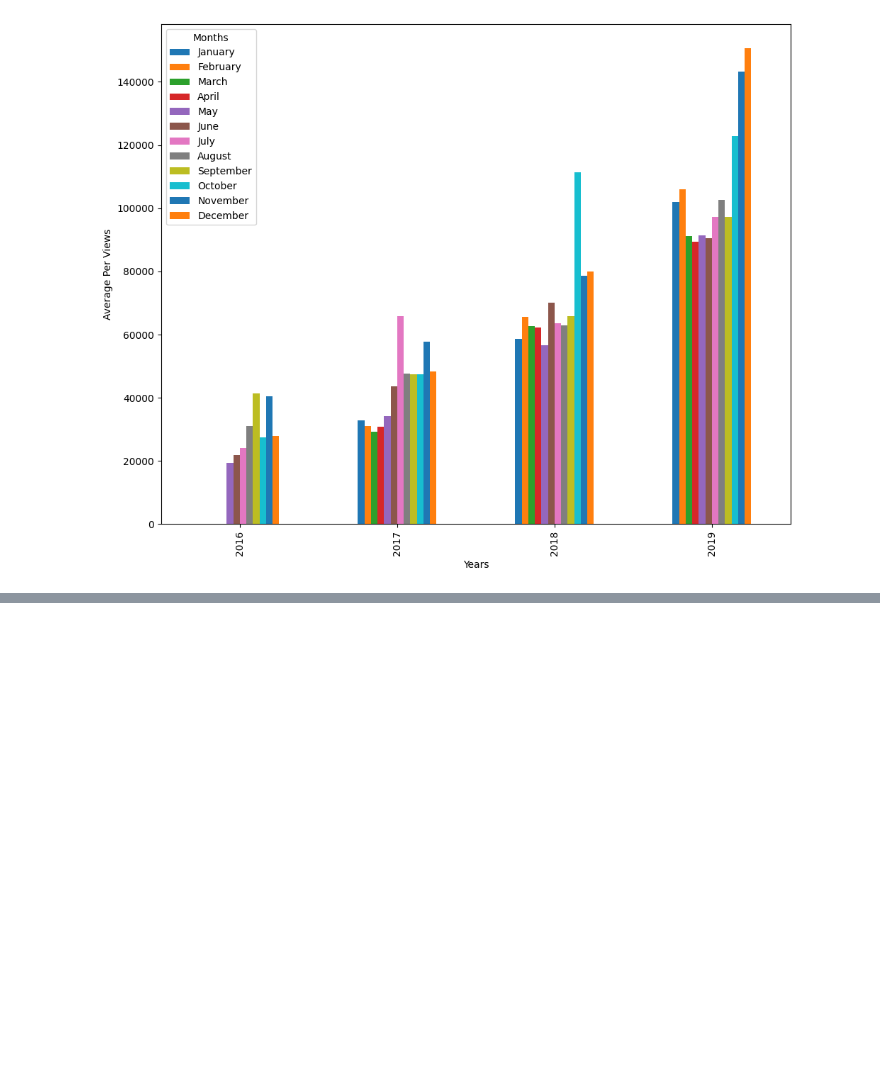
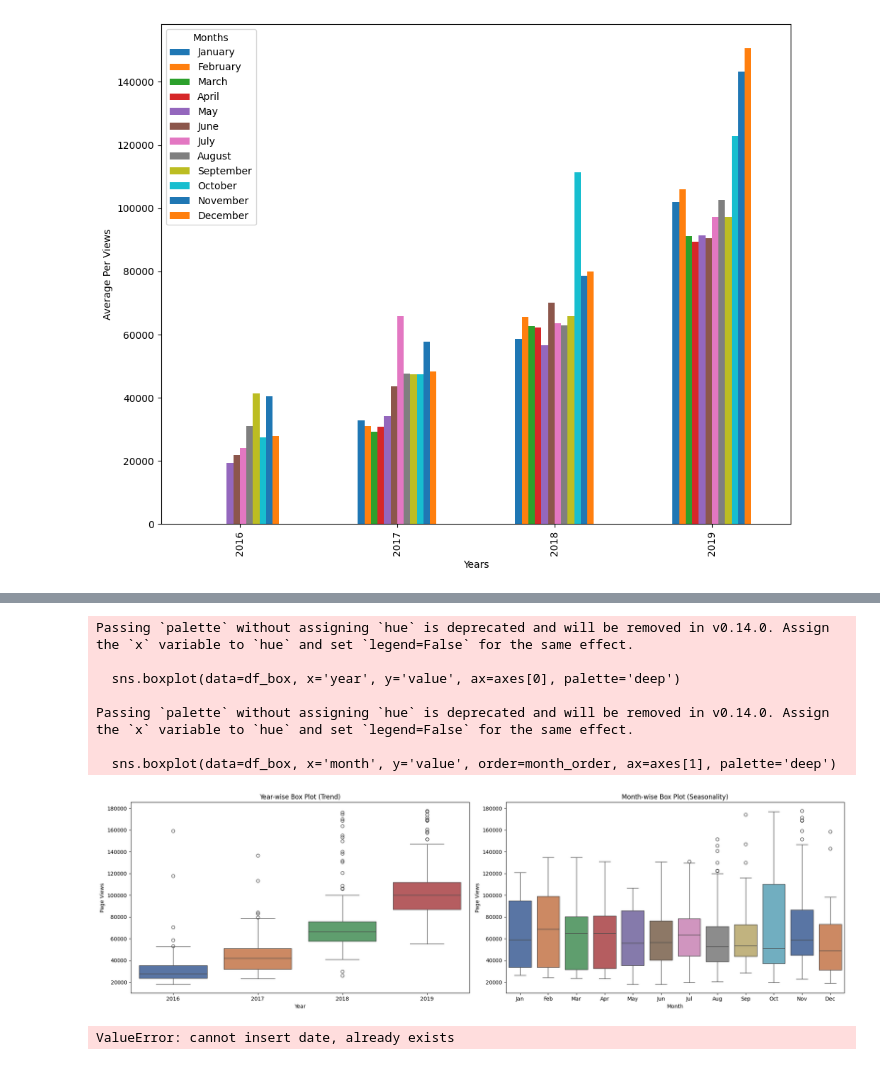
Before and after one commit to macosta7/curso_python, a Jupyter notebook: exercicio4/jupyter.ipynb, the cells around one changed output, grey strips where cells are left out. Drawn from its saved outputs; the diff is of its cells as text; code cells hidden in the pictures; blank space fills up the shorter version.

```diff
--- a/exercicio4/jupyter.ipynb
+++ b/exercicio4/jupyter.ipynb
@@ -77,0 +93,80 @@ KeyError: 'value'
+# %%
+def draw_box_plot():
+    df_box = df.copy()
+
+    # Se já existir 'date' como coluna, não reseta; senão, traz do índice
+    if 'date' not in df_box.columns:
+        df_box.reset_index(inplace=True)
+        # Em alguns datasets o reset vem como 'index'; padroniza para 'date'
+        if 'index' in df_box.columns:
+            df_box.rename(columns={'index': 'date'}, inplace=True)
+    # Garante tipo datetime
+    df_box['date'] = pd.to_datetime(df_box['date'])
+
+    df_box['year'] = [d.year for d in df_box.date]
+    df_box['month'] = [d.strftime('%b') for d in df_box.date]
+
+    # Ordem correta dos meses
+    month_order = ['Jan','Feb','Mar','Apr','May','Jun','Jul','Aug','Sep','Oct','Nov','Dec']
+
+    # Draw box plots (using Seaborn)
+    fig, axes = plt.subplots(1, 2, figsize=(20, 6))
+
+    # Esquerda: Year-wise (Trend)
+    sns.boxplot(data=df_box, x='year', y='value', ax=axes[0], palette='deep')
+    axes[0].set_title('Year-wise Box Plot (Trend)')
+    axes[0].set_xlabel('Year')
+    axes[0].set_ylabel('Page Views')
+
+    # Direita: Month-wise (Seasonality)
+    sns.boxplot(data=df_box, x='month', y='value', order=month_order, ax=axes[1], palette='deep')
+    axes[1].set_title('Month-wise Box Plot (Seasonality)')
+    axes[1].set_xlabel('Month')
+    axes[1].set_ylabel('Page Views')
+
+    fig.tight_layout()
+    plt.close()
+
+    # Save image and return fig (don't change this part)
+    fig.savefig('box_plot.png')
+    return fig
+
+draw_box_plot()
+# %% [output]
+Passing `palette` without assigning `hue` is deprecated and will be removed in v0.14.0. Assign the `x` variable to `hue` and set `legend=False` for the same effect.
+
+  sns.boxplot(data=df_box, x='year', y='value', ax=axes[0], palette='deep')
+
+Passing `palette` without assigning `hue` is deprecated and will be removed in v0.14.0. Assign the `x` variable to `hue` and set `legend=False` for the same effect.
+
+  sns.boxplot(data=df_box, x='month', y='value', order=month_order, ax=axes[1], palette='deep')
+[figure, added]
+# %%
+def draw_box_plot():
+    # Prepare data for box plots (this part is done!)
+    df_box = df.copy()
+    df_box.reset_index(inplace=True)
+    df_box['year'] = [d.year for d in df_box.date]
+    df_box['month'] = [d.strftime('%b') for d in df_box.date]
+
+    # Draw box plots (using Seaborn)
+    fig, axes = plt.subplots(1, 2, figsize=(20, 6))
+
+    sns.boxplot(data=df_box, x='year', y='value', ax=axes[0])
+    axes[0].set_title('Year-wise Box Plot (Trend)')
+    axes[0].set_xlabel('Year')
+    axes[0].set_ylabel('Page Views')
+
+    sns.boxplot(data=df_box, x='month', y='value', order=['Jan', 'Feb', 'Mar', 'Apr', 'May', 'Jun', 'Jul', 'Aug', 'Sep', 'Oct', 'Nov', 'Dec'], ax=axes[1])
+    axes[1].set_title('Month-wise Box Plot (Seasonality)')
+    axes[1].set_xlabel('Month')
+    axes[1].set_ylabel('Page Views')
+
+
+    # Save image and return fig (don't change this part)
+    fig.savefig('box_plot.png')
+    return fig
+
+draw_box_plot()
+# %% [output]
+ValueError: cannot insert date, already exists
```
Also changed, not shown: parts of 2 cells of this notebook, 1 other file.
